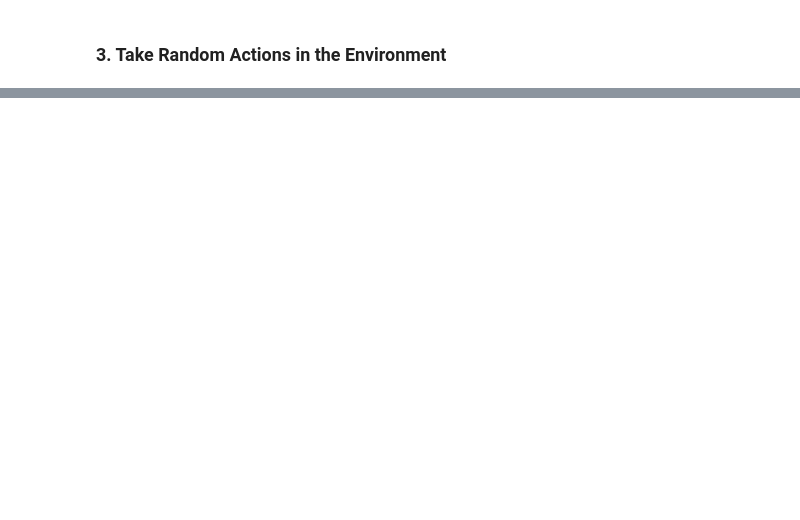
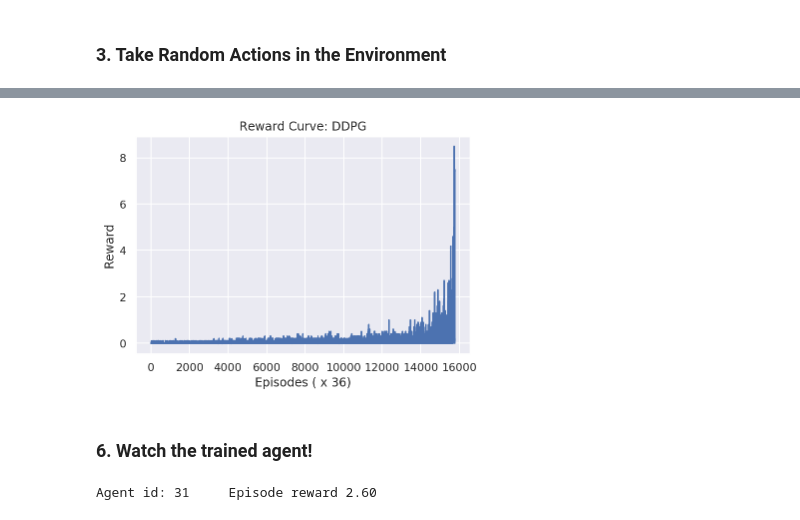
Before and after one commit to 1jsingh/rl_tennis, a Jupyter notebook: ddpg/Tennis-ddpg.ipynb, the cells around one changed output, grey strips where cells are left out. Saved outputs shown, nothing was run; the diff lists cells and outputs as text; code cells hidden in the pictures; blank space fills up the shorter version.

```diff
--- a/ddpg/Tennis-ddpg.ipynb
+++ b/ddpg/Tennis-ddpg.ipynb
@@ -53,11 +84,14 @@ Lets print some information about the environment.
 env_info = env.reset(train_mode=True)[brain_name]
 
 # number of agents
-num_agents = len(env_info.agents)
-print('Number of agents:', num_agents)
+num_agents = 2
+print('Number of agents per arena:', num_agents)
+
+num_parallel_env = len(env_info.agents)//num_agents
+print('Number of parallel arenas:', num_parallel_env)
 
 # size of each action
-action_size = brain.vector_action_space_size
+action_size = brain.vector_action_space_size[0]
 print('Size of each action:', action_size)
 
 # examine the state space
@@ -80,12 +111,12 @@ brain.vector_action_descriptions
 # %% [markdown]
 ### 3. Take Random Actions in the Environment
 # %%
-env_info = env.reset(train_mode=False)[brain_name]     # reset the environment
+env_info = env.reset(train_mode=True)[brain_name]     # reset the environment
 states = env_info.vector_observations                  # get the current state (for each agent)
-scores = np.zeros(num_agents) # initialize the score (for each agent)
+scores = np.zeros(num_agents*num_parallel_env) # initialize the score (for each agent)
 step=0
 while True:
-    actions = np.random.randn(num_agents, action_size) # select an action (for each agent)
+    actions = np.random.randn(num_agents*num_parallel_env, action_size) # select an action (for each agent)
     actions = np.clip(actions, -1, 1)                  # all actions between -1 and 1
     env_info = env.step(actions)[brain_name]           # send all actions to tne environment
     next_states = env_info.vector_observations         # get next state (for each agent)
@@ -136,5 +171,8 @@ The autoreload extension is already loaded. To reload it, use:
 # %%
-# defining the ddpg agent
+# define the ddpg agent
 agent = Agent(state_size=env_info.vector_observations.shape[1],
-                action_size=brain.vector_action_space_size,
-                num_agents=2,random_seed=0)
+                action_size=brain.vector_action_space_size[0],
+                num_agents=num_agents,num_parallel_env=num_parallel_env,
+                  agent_indices=same_env_agent_indices,random_seed=0)
+
+model_save_path = '../trained_models/ddpg/'
@@ -201,0 +255,3 @@ plt.show()
+# %%
+# train the ddpg agent
+scores = ddpg_train(agent,n_steps=int(1e5),PRINT_EVERY=1000)
@@ -201,0 +276,13 @@ plt.show()
+# %%
+# plot the reward curve
+fig = plt.figure()
+plt.plot(scores)
+plt.ylabel('Reward')
+plt.xlabel('Episodes ( x {})'.format(num_parallel_env*num_agents))
+plt.title('Reward Curve: DDPG')
+plt.savefig('../images/reward_curve-ddpg.png',dpi=300)
+plt.show()
+# %% [output]
+[figure, added]
+# %% [markdown]
+### 6. Watch the trained agent!
@@ -201,0 +297,33 @@ plt.show()
+# %%
+# logs for storing reward for the first agent during training
+online_reward = 0
+
+# agent id for computing reward
+agent_id = np.random.randint(low=0,high=num_agents*num_parallel_env)
+
+# reset the environment and the agent
+env_info = env.reset(train_mode=True)[brain_name]
+states = env_info.vector_observations
+agent.reset()
+
+while True:
+    # compute agent actions
+    actions = agent.act(states,add_noise=False)
+
+    # feed the agent actions to the environment
+    env_info = env.step(actions)[brain_name]
+    next_states = env_info.vector_observations
+    rewards = np.array(env_info.rewards)
+    dones = np.array(env_info.local_done)
+
+    # update current state and online rewards
+    states = next_states
+    online_reward += rewards[agent_id]
+
+    # update episode rewards log if any agent is done
+    if dones[agent_id]:
+        break
+
+print ("Agent id: {}\t Episode reward {:.2f}".format(agent_id,online_reward))
+# %% [output]
+Agent id: 31     Episode reward 2.60
```
Also changed, not shown: parts of 21 cells of this notebook, 23 other files.
